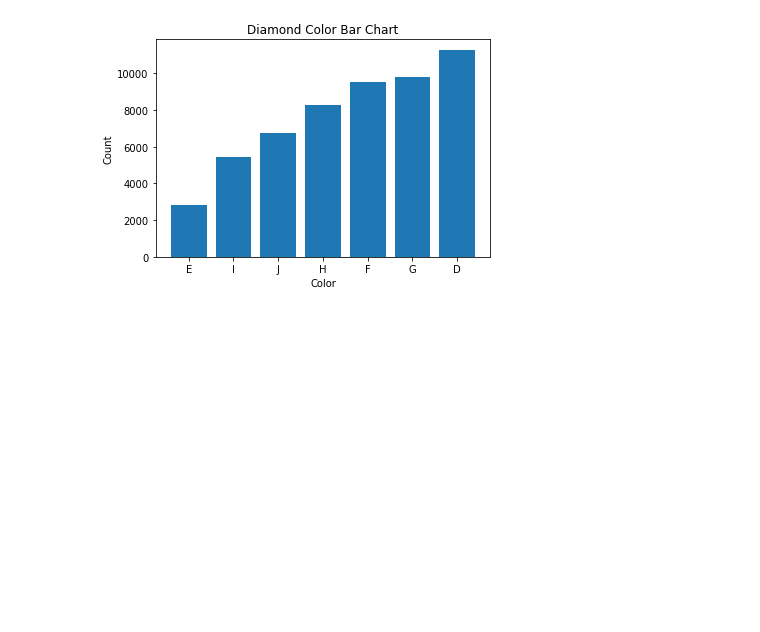
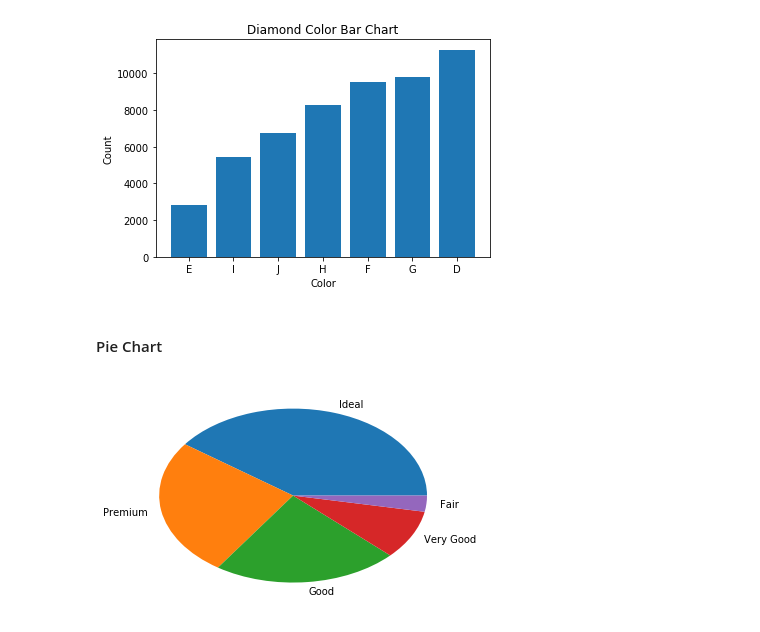
Before and after one commit to jmeguira/stats, a Jupyter notebook: stats_notebook.ipynb, the cells around one changed output. Cells and saved outputs as stored; diff of their text form; code cells hidden in the pictures; blank space fills up the shorter version.

```diff
--- a/stats_notebook.ipynb
+++ b/stats_notebook.ipynb
@@ -286,3 +286,11 @@ plt.title('Diamond Color Bar Chart')
 plt.show()
 # %% [output]
 [figure]
+# %% [markdown]
+#### Pie Chart
+# %%
+plt.pie(diamonds['cut'].value_counts(), labels = diamonds['cut'].unique())
+
+plt.show()
+# %% [output]
+[figure, added]
```
Also changed, not shown: parts of 3 cells of this notebook.
